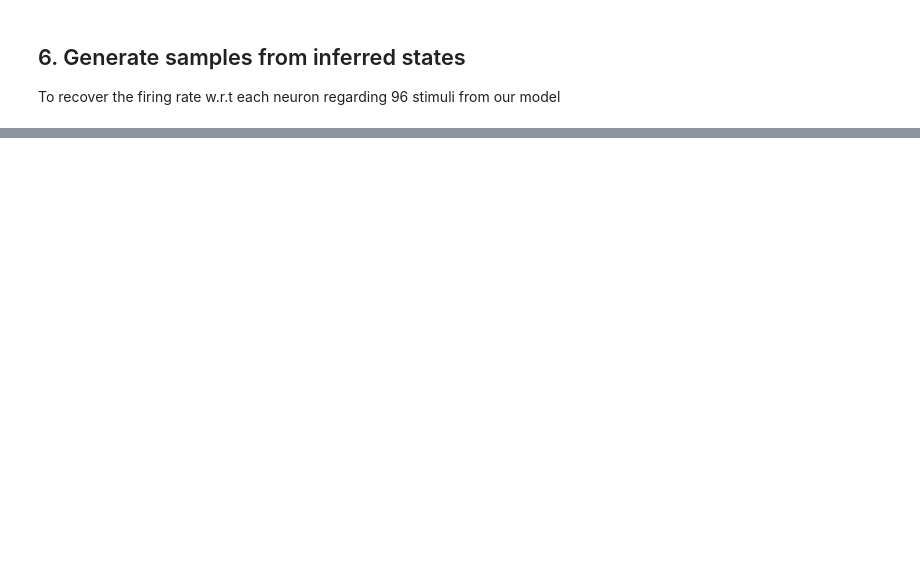
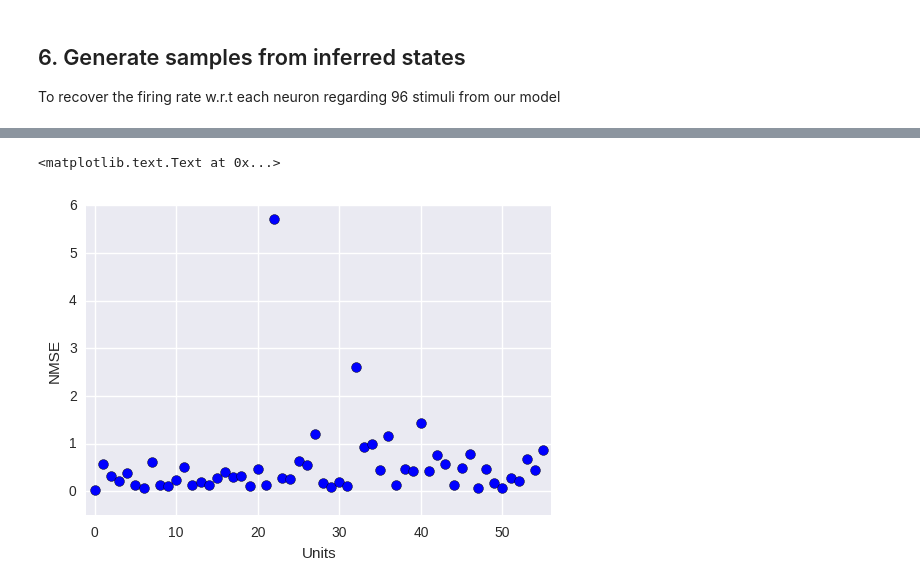
Before and after one commit to pearsonlab/spiketopics, a Jupyter notebook: experiments/imgclust/explore_inferred_states.ipynb, the cells around one changed output, grey strips where cells are left out. Saved outputs shown, nothing was run; the diff lists cells and outputs as text; code cells hidden in the pictures; blank space fills up the shorter version.

```diff
--- a/experiments/imgclust/explore_inferred_states.ipynb
+++ b/experiments/imgclust/explore_inferred_states.ipynb
@@ -803,0 +817,6 @@ for unit in range(Nu):
+# %%
+# *dt*1000 to correct the units with bins
+diff = allstats[:, :, 0].T - dfpivot.values
+denom = np.mean(allstats[:, :, 0].T, axis=0) * np.mean(dfpivot.values, axis=0)
+nmse = np.mean(diff * diff, axis=0) / denom
+nmse
@@ -803,0 +836,10 @@ for unit in range(Nu):
+# %%
+# scatter plot the result
+plt.scatter(xrange(len(nmse)), nmse, s=50)
+plt.xlim(-1, 56)
+plt.ylim(-.5, 6)
+plt.xlabel('Units')
+plt.ylabel('NMSE')
+# %% [output]
+<matplotlib.text.Text at 0x...>
+[figure, added]
```
Also changed, not shown: parts of 14 cells of this notebook.
